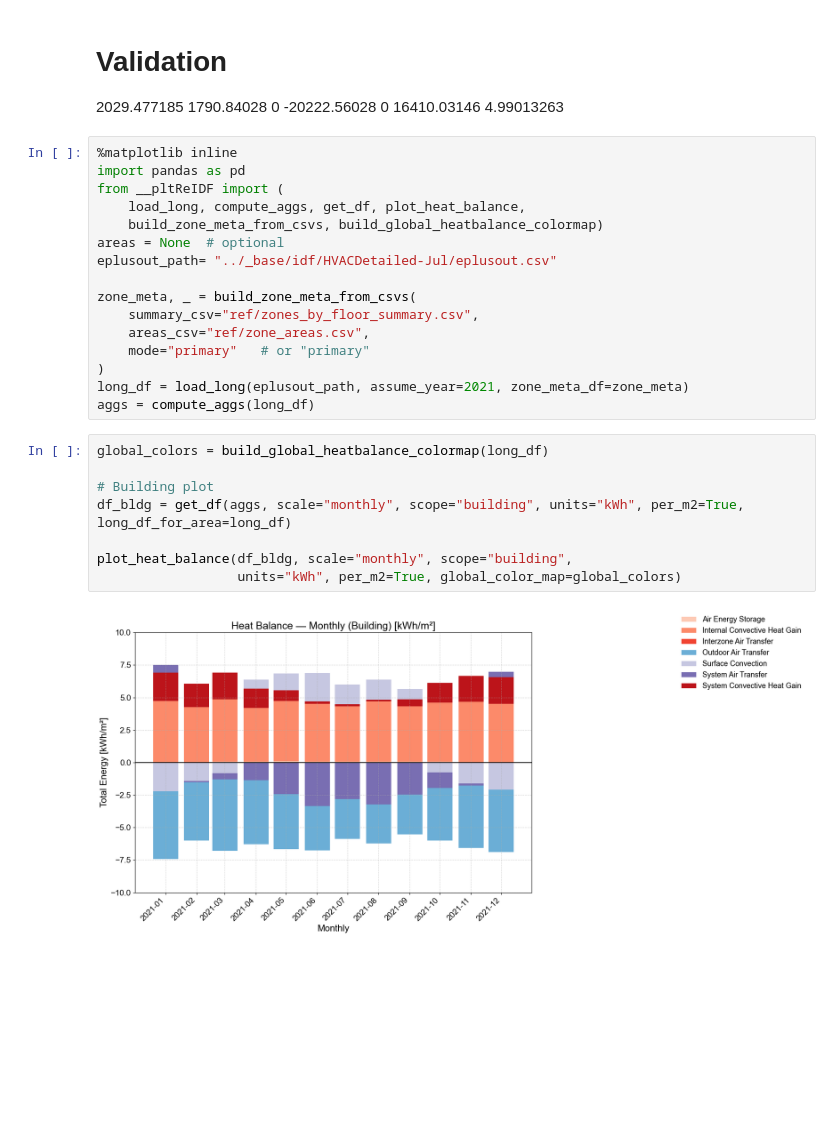
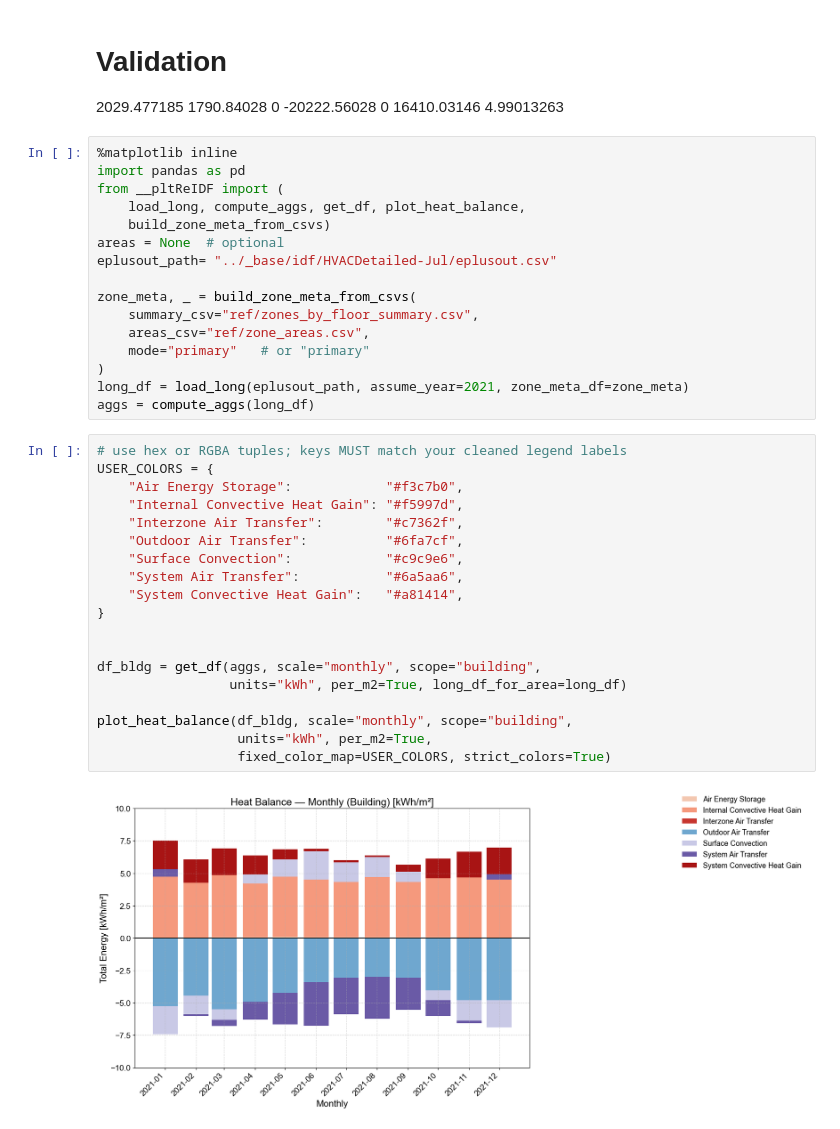
Before and after one commit to RuiBoGithub/eplus_heat_balance, a Jupyter notebook: Test.ipynb, the cells around one changed output. Saved outputs shown, nothing was run; the diff lists cells and outputs as text; blank space fills up the shorter version.

```diff
--- a/Test.ipynb
+++ b/Test.ipynb
@@ -32,7 +32,7 @@ https://unmethours.com/question/20720/energy-plus-calculate-zone-energy-balance-
 import pandas as pd
 from __pltReIDF import (
     load_long, compute_aggs, get_df, plot_heat_balance,
-    build_zone_meta_from_csvs, build_global_heatbalance_colormap)
+    build_zone_meta_from_csvs)
 areas = None  # optional
 eplusout_path= "../_base/idf/HVACDetailed-Jul/eplusout.csv"
 
@@ -44,14 +44,25 @@ zone_meta, _ = build_zone_meta_from_csvs(
 long_df = load_long(eplusout_path, assume_year=2021, zone_meta_df=zone_meta)
 aggs = compute_aggs(long_df)
 # %%
-global_colors = build_global_heatbalance_colormap(long_df)
+# use hex or RGBA tuples; keys MUST match your cleaned legend labels
+USER_COLORS = {
+    "Air Energy Storage":            "#f3c7b0",
+    "Internal Convective Heat Gain": "#f5997d",
+    "Interzone Air Transfer":        "#c7362f",
+    "Outdoor Air Transfer":          "#6fa7cf",
+    "Surface Convection":            "#c9c9e6",
+    "System Air Transfer":           "#6a5aa6",
+    "System Convective Heat Gain":   "#a81414",
+}
 
-# Building plot
-df_bldg = get_df(aggs, scale="monthly", scope="building", units="kWh", per_m2=True, long_df_for_area=long_df)
+
+df_bldg = get_df(aggs, scale="monthly", scope="building",
+                 units="kWh", per_m2=True, long_df_for_area=long_df)
 
 plot_heat_balance(df_bldg, scale="monthly", scope="building",
-                  units="kWh", per_m2=True, global_color_map=global_colors)
+                  units="kWh", per_m2=True,
+                  fixed_color_map=USER_COLORS, strict_colors=True)
 # %% [output]
-[figure, old version]
+[figure, new version]
 # %%
 df_bldg = get_df(aggs, scale="yearly", scope="building", units="kWh", per_m2=True, long_df_for_area=long_df)
```
Also changed, not shown: parts of 3 cells of this notebook, 1 other file.
